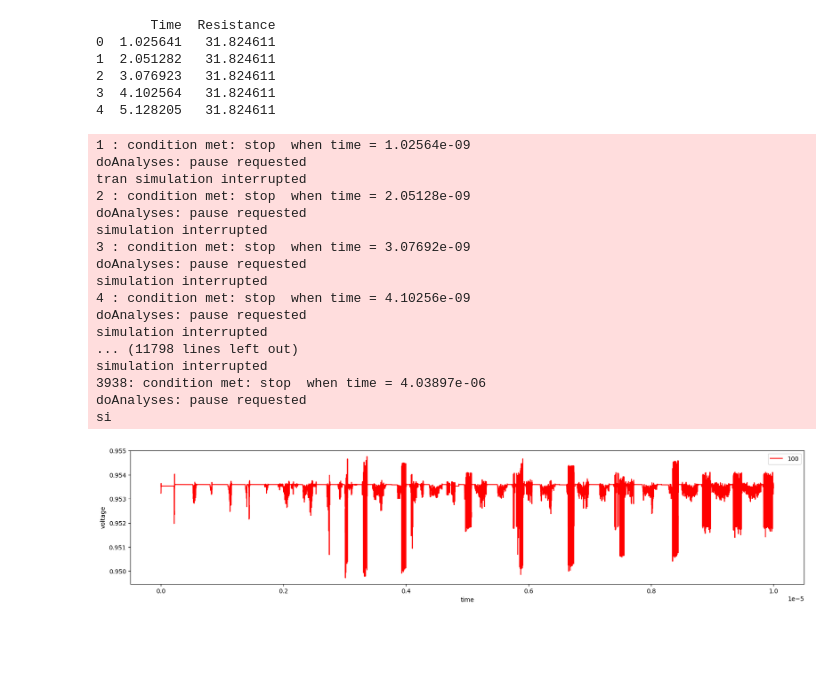
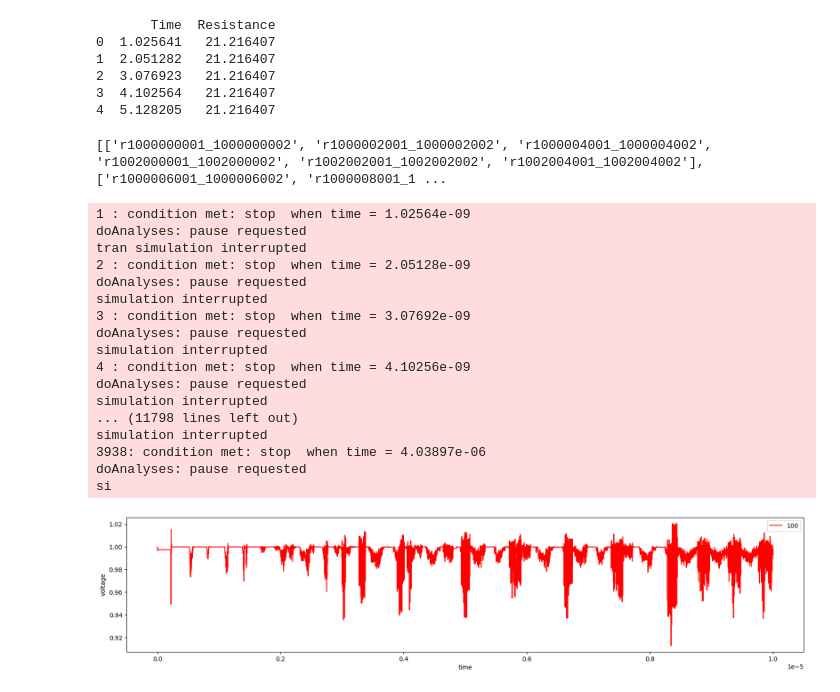
Before and after one commit to ardaersasskia/processer-pyspice, a Jupyter notebook: simulater.ipynb, the cells around one changed output. Saved outputs shown, nothing was run; the diff lists cells and outputs as text; code cells hidden in the pictures; blank space fills up the shorter version.

```diff
--- a/simulater.ipynb
+++ b/simulater.ipynb
@@ -12,42 +20,69 @@ with open('mypdn.cir') as f:
 ngspice.load_circuit(circuit)
 # %%
-#读取数据
+# 读取数据
 core1_powers=pd.read_csv('./data/per_core_power_file_3.txt',header=None)
 core2_powers=pd.read_csv('./data/per_core_power_file_4.txt',header=None)
 core3_powers=pd.read_csv('./data/per_core_power_file_5.txt',header=None)
 core4_powers=pd.read_csv('./data/per_core_power_file_6.txt',header=None)
 cores_powers=[core1_powers,core2_powers,core3_powers,core4_powers]
 for core_power in cores_powers:
-    #加入表头
+    # 加入表头
     core_power.columns=['Time','Power']
-    #将时间转换为以ns为单位
+    # 将时间转换为以ns为单位
     core_power['Time']=core_power['Time'].multiply(1000000000)
-#print(cores_powers[0].head())
-#print(cores_powers[0].Time)
+# print(cores_powers[0].head())
+# print(cores_powers[0].Time)
 cores_resistance=cores_powers
 voltage_supply=1
-resistance_number=9
+resistance_number=6
 for core_resistance in cores_resistance:
     core_resistance.columns=['Time','Resistance']
     #将功率转换为单个负载的电阻阻值
     core_resistance['Resistance']=core_resistance['Resistance'].str.slice(1,-2).astype(float)
     #print(core_resistance.head())
     core_resistance['Resistance']=resistance_number*voltage_supply*voltage_supply/core_resistance['Resistance']
-print(cores_resistance[0].head())
+# print(cores_resistance[0].head())
 # %% [output]
        Time  Resistance
-0  1.025641   31.824611
-1  2.051282   31.824611
-2  3.076923   31.824611
-3  4.102564   31.824611
-4  5.128205   31.824611
+0  1.025641   21.216407
+1  2.051282   21.216407
+2  3.076923   21.216407
+3  4.102564   21.216407
+4  5.128205   21.216407
+# %%
+"""读取负载电阻编号"""
+# 匹配所有阻值为1的电阻
+pattern=re.compile('R\d{10}_\d{10} \d{10} \d{10} 1')
+result_tmp=pattern.findall(circuit)
+# 取出电阻的编号名
+pattern2=re.compile('R\d{10}_\d{10}')
+Load_resistances=[]
+for r in result_tmp:
+    Load_resistances.append(pattern2.findall(r)[0].replace('R','r'))
+
+Cores_Load_resistances=[]
+Core_Load_resistance=[]
+# 共4个核心
+for core in range(4):
+    Core_Load_resistance=[]
+    # 每个核有6个负载
+    for load in range(6):
+        Core_Load_resistance.append(Load_resistances[core*6+load])
+    Cores_Load_resistances.append(Core_Load_resistance)
+print(Cores_Load_resistances)
+# %% [output]
+[['r1000000001_1000000002', 'r1000002001_1000002002', 'r1000004001_1000004002', 'r1002000001_1002000002', 'r1002002001_1002002002', 'r1002004001_1002004002'], ['r1000006001_1000006002', 'r1000008001_1 ...
 # %%
-#参数设置
+# 参数设置
+# 仿真步长
 step_time='100p'
+# 仿真总时间
 end_time='10u'
+# 断点次数
 stop_number=10000
+# 断点时间
 stop_time=cores_resistance[0].loc[:stop_number,'Time']
-#根据spice的断点执行规则，
+# 根据spice的断点执行规则，
 # 1、首先设置好仿真时的断点时间
 # 2、开始仿真
 # 3、在仿真中途会在设置好的时间中断仿真，此时可以进行一些指令，最后执行resume指令继续仿真，直到下一个断点或终点
@@ -66,10 +101,13 @@ except:
 #当中断时执行的指令
 for i in range(stop_number):
     #更换负载
-    if cores_resistance[0].loc[i,'Resistance'] == float('inf'):
-        ngspice.alter_device('r1000000001_1000000002',resistance=10000000000)
-    else:
-        ngspice.alter_device('r1000000001_1000000002',resistance=cores_resistance[0].loc[i,'Resistance'])
+    for core in range(4):
+        for load in range(6):
+            # 当负载为0时计算得到的电阻为无穷大，无法设置，以10000000000作为无穷大
+            if cores_resistance[core].loc[i,'Resistance'] == float('inf'):
+                ngspice.alter_device(Cores_Load_resistances[core][load],resistance=10000000000)
+            else:
+                ngspice.alter_device(Cores_Load_resistances[core][load],resistance=cores_resistance[core].loc[i,'Resistance'])
 
     #由于pyspice总是在stop时报错command error，所以使用try except保证后续代码继续执行
     try:
@@ -77,37 +115,37 @@ for i in range(stop_number):
     except:
         pass
 
-#获取仿真结果
+# 获取仿真结果
 plots = ngspice.plot(simulation=None, plot_name=ngspice.last_plot)
 analysis=plots.to_analysis()
-#绘制图像
+# 绘制图像
 fig=plt.figure(figsize=(20,4))
 plt.plot(np.array(analysis.time),np.array(analysis["100"]), label="100",color='red')
 plt.legend()
 plt.xlabel("time")
 plt.ylabel("voltage")
 plt.show()
 fig.savefig("./figure/V100.png",dpi=300)
 plt.close()
 # %% [output]
 1 : condition met: stop  when time = 1.02564e-09
 doAnalyses: pause requested
 tran simulation interrupted
 2 : condition met: stop  when time = 2.05128e-09
 doAnalyses: pause requested
 simulation interrupted
 3 : condition met: stop  when time = 3.07692e-09
 doAnalyses: pause requested
 simulation interrupted
 4 : condition met: stop  when time = 4.10256e-09
 doAnalyses: pause requested
 simulation interrupted
 ... (11798 lines left out)
 simulation interrupted
 3938: condition met: stop  when time = 4.03897e-06
 doAnalyses: pause requested
 si
-[figure, old version]
+[figure, new version]
 # %%
 fig=plt.figure(figsize=(20,4))
 #plt.plot(np.array(analysis.time),np.array(analysis["1000000002"]), label="1000000002",color='black')
```
Also changed, not shown: parts of 4 cells of this notebook, 3 other files.
